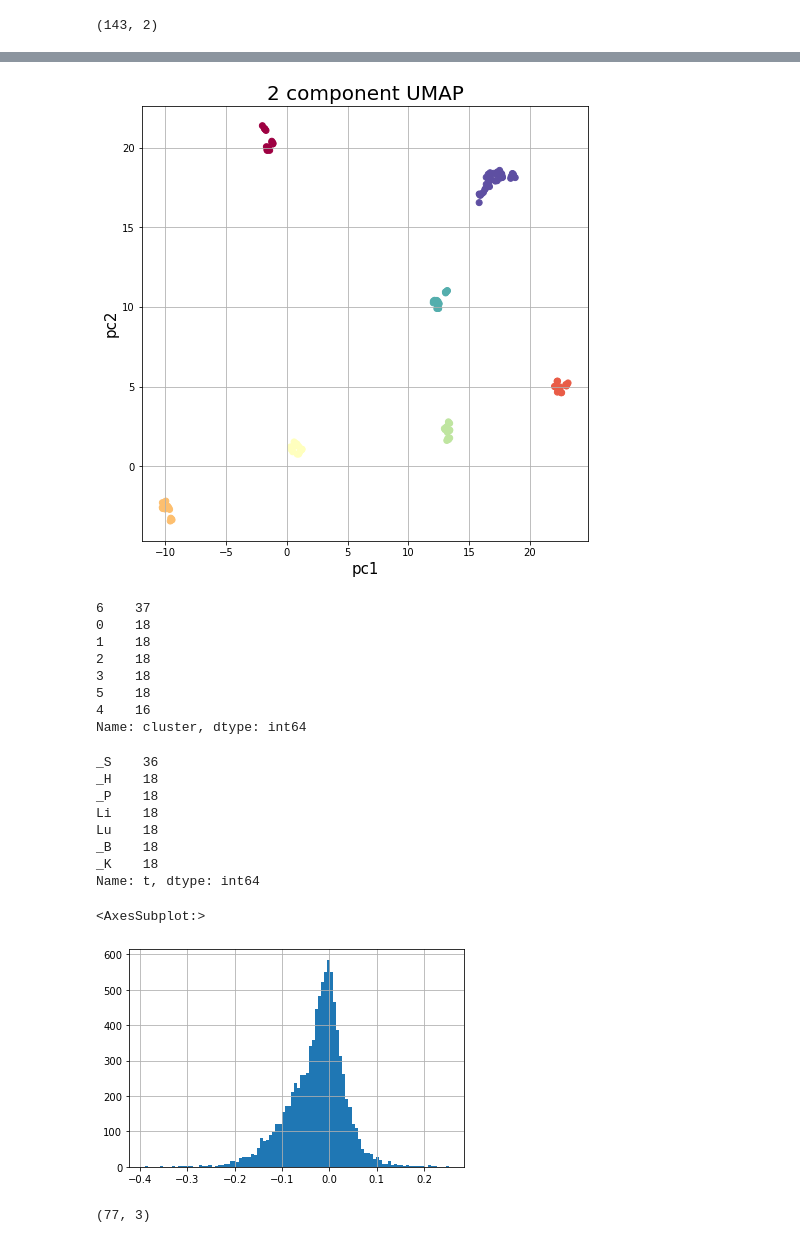
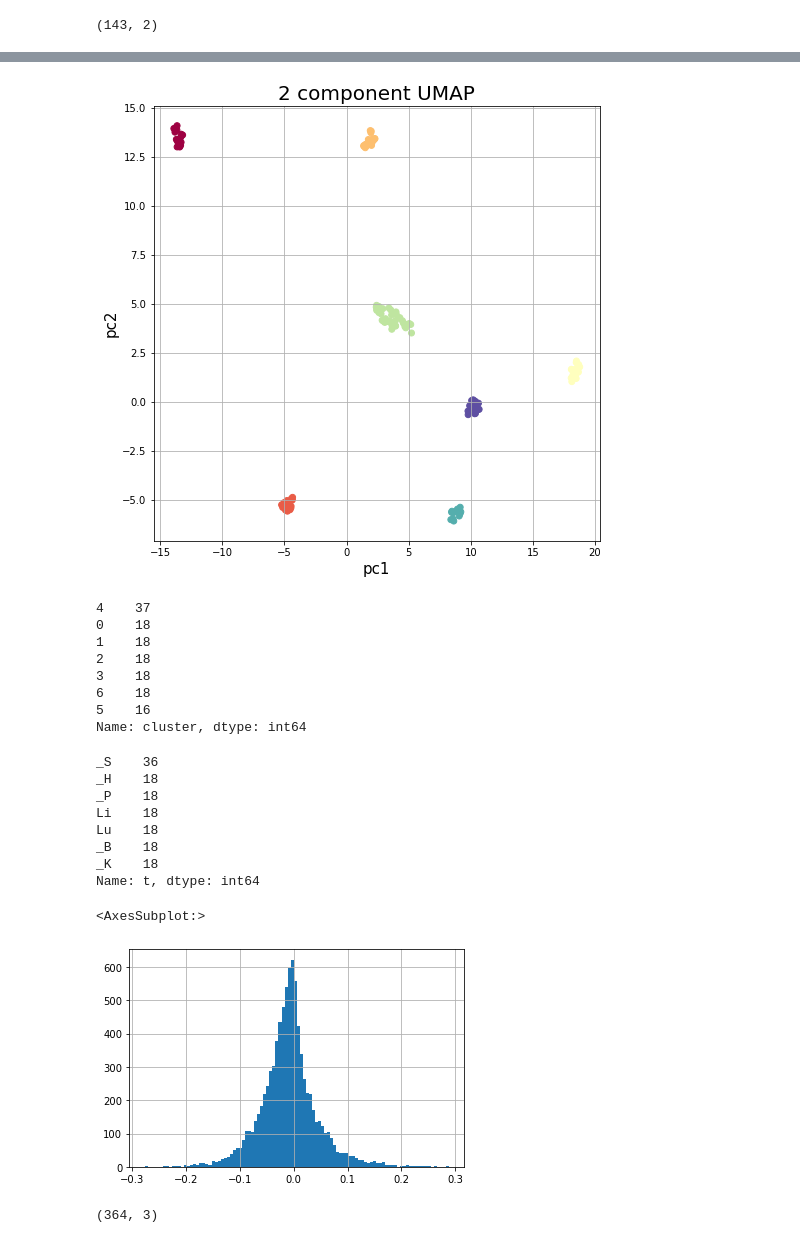
Before and after one commit to moqri/era, a Jupyter notebook: notebook/mice.ipynb, the cells around one changed output, grey strips where cells are left out. Cells and saved outputs as stored; diff of their text form; code cells hidden in the pictures.

```diff
--- a/notebook/mice.ipynb
+++ b/notebook/mice.ipynb
@@ -15,6 +15,9 @@ df=pd.read_csv(data+'meth.csv',index_col=0).T
 df.shape
 # %% [output]
 (144, 37554)
+# %%
+hor=pd.read_csv(data+'HorvathMammal40.Manifest.May2020.manifest.csv',index_col=0)
+df=df[hor[hor.CHR!='chrX'].index.intersection(df.columns)]
 # %%
 v=df.var()>.01
 df=df[v[v].index]
@@ -95,17 +98,17 @@ ax.scatter(embedding[clustered, 0],
             cmap='Spectral');
 ax.grid()
 # %% [output]
-[figure, old version]
+[figure, new version]
 # %%
 dg.cluster.value_counts()
 # %% [output]
-6    37
+4    37
 0    18
 1    18
 2    18
 3    18
-5    18
-4    16
+6    18
+5    16
 Name: cluster, dtype: int64
 # %%
 dg.to_csv(data+'clusters.csv')
@@ -127,7 +128,7 @@ _B    18
 _K    18
 Name: t, dtype: int64
 # %%
-meta=meta[meta.g==1&(meta.t=='_P')]
+meta=meta[meta.g==1&(meta.t=='_B')]
 # %%
 meta['d']=meta.m.replace({1:'n',2:'n',3:'n',4:'p',5:'p',6:'p'})
 # %%
@@ -135,18 +136,18 @@ df1=df.merge(meta[['d','t']][meta.g==1],left_index=True,right_index=True)
 df2=df.merge(meta[['d','t']][meta.g==2],left_index=True,right_index=True)
 df3=df.merge(meta[['d','t']][meta.g==3],left_index=True,right_index=True)
 # %%
-dg=df1.groupby('d').median().T
+dg=df1.groupby('d').mean().T
 # %%
-dg['d']=dg['n']-dg['p']
+dg['d']=dg['p']-dg['n']
 dg.d.hist(bins=100)
 # %% [output]
 <AxesSubplot:>
-[figure, old version]
+[figure, new version]
 # %%
-dg=dg[dg.d<-.2]
+dg=dg[dg.d<-.1]
 dg.shape
 # %% [output]
-(77, 3)
+(364, 3)
 # %%
 dg=hor.loc[dg.index]
 dg.CHR.value_counts()
```
Also changed, not shown: parts of 9 cells of this notebook, 2 other files.
